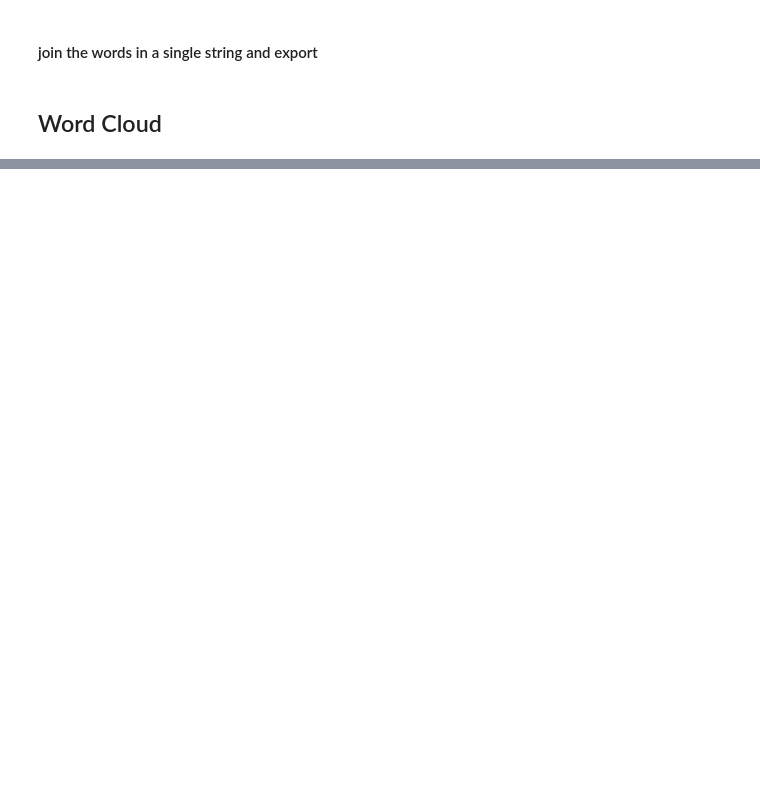
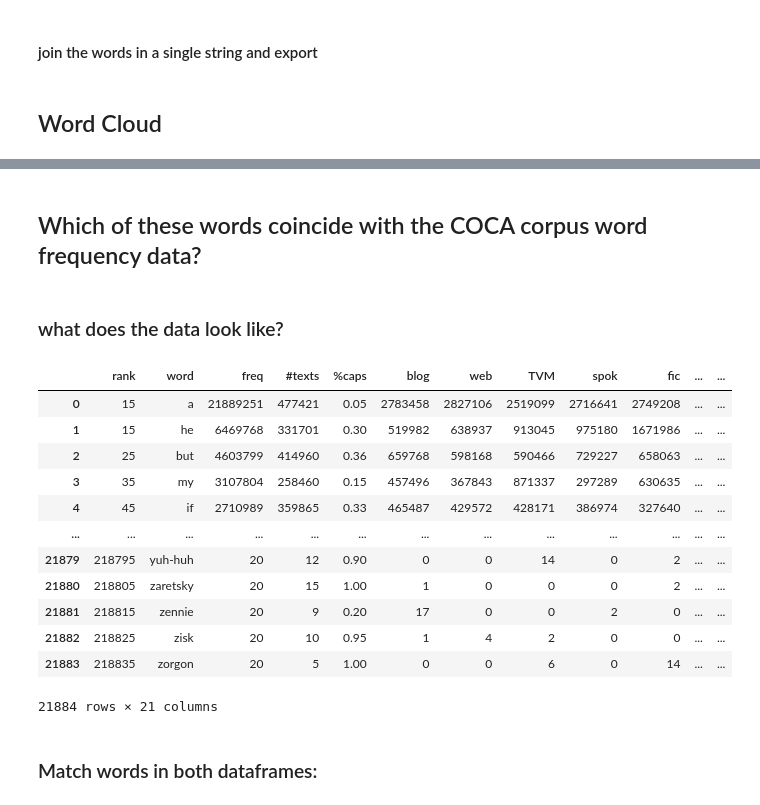
Before and after one commit to cordovez/the_guardian_vocabulary, a Jupyter notebook: guardianscraper/guardian_vocab_2.ipynb, the cells around one changed output, grey strips where cells are left out. Cells and saved outputs as stored; diff of their text form; code cells hidden in the pictures; blank space fills up the shorter version.

Commit message:
find nouns, compare to COCA corpus git push

```diff
--- a/guardianscraper/guardian_vocab_2.ipynb
+++ b/guardianscraper/guardian_vocab_2.ipynb
@@ -333,0 +388,23 @@ plt.show()
+# %% [markdown]
+## Which of these words coincide with the COCA corpus word frequency data?
+# %% [markdown]
+### what does the data look like?
+# %%
+df = pd.read_excel("files/words_219k.xlsx")
+df
+# %% [output]
+|  | rank | word | freq | #texts | %caps | blog | web | TVM | spok | fic | ... | ... |
+| 0 | 15 | a | 21889251 | 477421 | 0.05 | 2783458 | 2827106 | 2519099 | 2716641 | 2749208 | ... | ... |
+| 1 | 15 | he | 6469768 | 331701 | 0.30 | 519982 | 638937 | 913045 | 975180 | 1671986 | ... | ... |
+| 2 | 25 | but | 4603799 | 414960 | 0.36 | 659768 | 598168 | 590466 | 729227 | 658063 | ... | ... |
+| 3 | 35 | my | 3107804 | 258460 | 0.15 | 457496 | 367843 | 871337 | 297289 | 630635 | ... | ... |
+| 4 | 45 | if | 2710989 | 359865 | 0.33 | 465487 | 429572 | 428171 | 386974 | 327640 | ... | ... |
+| ... | ... | ... | ... | ... | ... | ... | ... | ... | ... | ... | ... | ... |
+| 21879 | 218795 | yuh-huh | 20 | 12 | 0.90 | 0 | 0 | 14 | 0 | 2 | ... | ... |
+| 21880 | 218805 | zaretsky | 20 | 15 | 1.00 | 1 | 0 | 0 | 0 | 2 | ... | ... |
+| 21881 | 218815 | zennie | 20 | 9 | 0.20 | 17 | 0 | 0 | 2 | 0 | ... | ... |
+| 21882 | 218825 | zisk | 20 | 10 | 0.95 | 1 | 4 | 2 | 0 | 0 | ... | ... |
+| 21883 | 218835 | zorgon | 20 | 5 | 1.00 | 0 | 0 | 6 | 0 | 14 | ... | ... |
+21884 rows × 21 columns
+# %% [markdown]
+### Match words in both dataframes:
```
Also changed, not shown: parts of 13 cells of this notebook, 5 other files.
